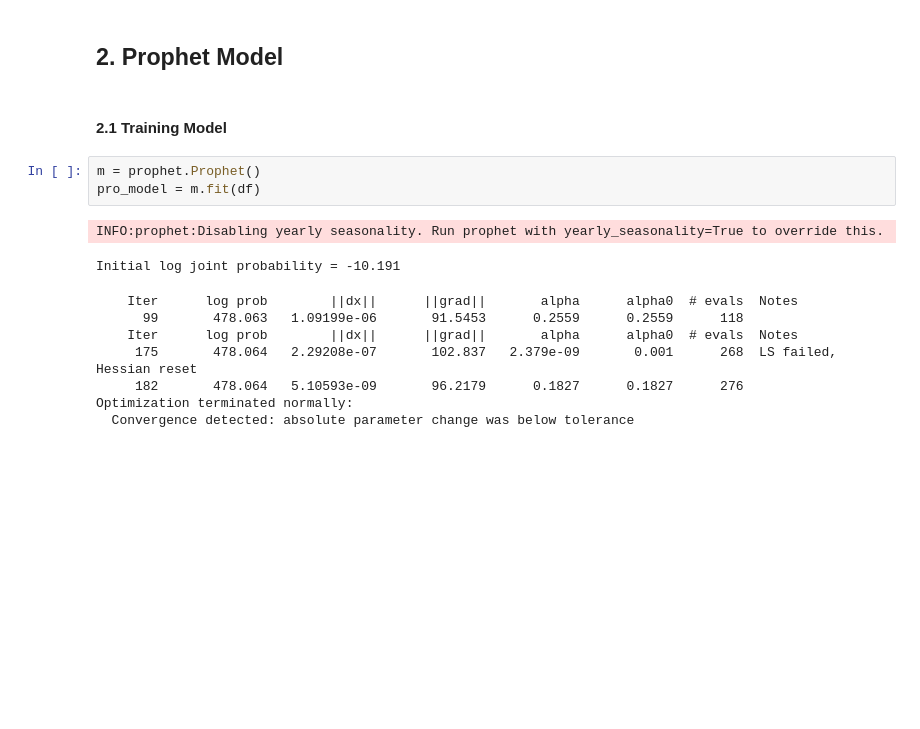
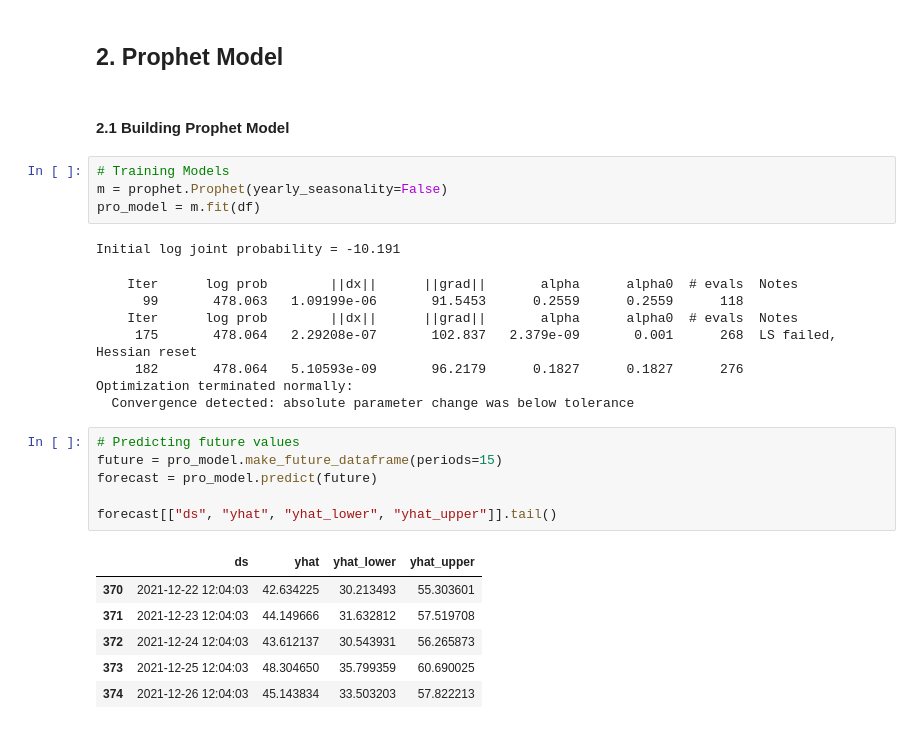
Before and after one commit to IanRayburn/Air_Quality_Prediction, a Jupyter notebook: Air_Quality_Pred.ipynb, the cells around one changed output. Cells and saved outputs as stored; diff of their text form; blank space fills up the shorter version.

```diff
--- a/Air_Quality_Pred.ipynb
+++ b/Air_Quality_Pred.ipynb
@@ -68,17 +71,30 @@ df.plot()
 # %% [markdown]
 ## 2. Prophet Model
 # %% [markdown]
-#### 2.1 Training Model
+#### 2.1 Building Prophet Model
 # %%
-m = prophet.Prophet()
+# Training Models
+m = prophet.Prophet(yearly_seasonality=False)
 pro_model = m.fit(df)
 # %% [output]
-INFO:prophet:Disabling yearly seasonality. Run prophet with yearly_seasonality=True to override this.
+Initial log joint probability = -10.191
-Initial log joint probability = -10.191
+    Iter      log prob        ||dx||      ||grad||       alpha      alpha0  # evals  Notes
+      99       478.063   1.09199e-06       91.5453      0.2559      0.2559      118
+    Iter      log prob        ||dx||      ||grad||       alpha      alpha0  # evals  Notes
+     175       478.064   2.29208e-07       102.837   2.379e-09       0.001      268  LS failed, Hessian reset
+     182       478.064   5.10593e-09       96.2179      0.1827      0.1827      276
+Optimization terminated normally:
+  Convergence detected: absolute parameter change was below tolerance
-    Iter      log prob        ||dx||      ||grad||       alpha      alpha0  # evals  Notes
-      99       478.063   1.09199e-06       91.5453      0.2559      0.2559      118
-    Iter      log prob        ||dx||      ||grad||       alpha      alpha0  # evals  Notes
-     175       478.064   2.29208e-07       102.837   2.379e-09       0.001      268  LS failed, Hessian reset
-     182       478.064   5.10593e-09       96.2179      0.1827      0.1827      276
-Optimization terminated normally:
-  Convergence detected: absolute parameter change was below tolerance
+# %%
+# Predicting future values
+future = pro_model.make_future_dataframe(periods=15)
+forecast = pro_model.predict(future)
+
+forecast[["ds", "yhat", "yhat_lower", "yhat_upper"]].tail()
+# %% [output]
+|  | ds | yhat | yhat_lower | yhat_upper |
+| 370 | 2021-12-22 12:04:03 | 42.634225 | 30.213493 | 55.303601 |
+| 371 | 2021-12-23 12:04:03 | 44.149666 | 31.632812 | 57.519708 |
+| 372 | 2021-12-24 12:04:03 | 43.612137 | 30.543931 | 56.265873 |
+| 373 | 2021-12-25 12:04:03 | 48.304650 | 35.799359 | 60.690025 |
+| 374 | 2021-12-26 12:04:03 | 45.143834 | 33.503203 | 57.822213 |
```
Also changed, not shown: parts of 4 cells of this notebook.
